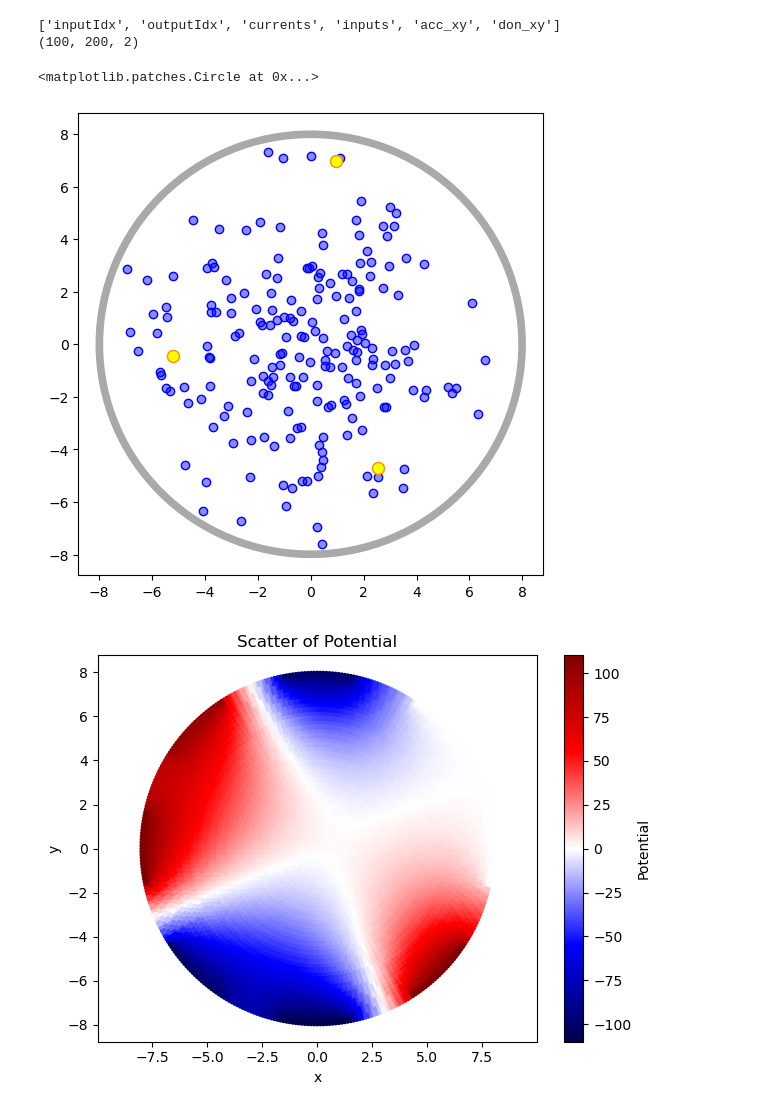
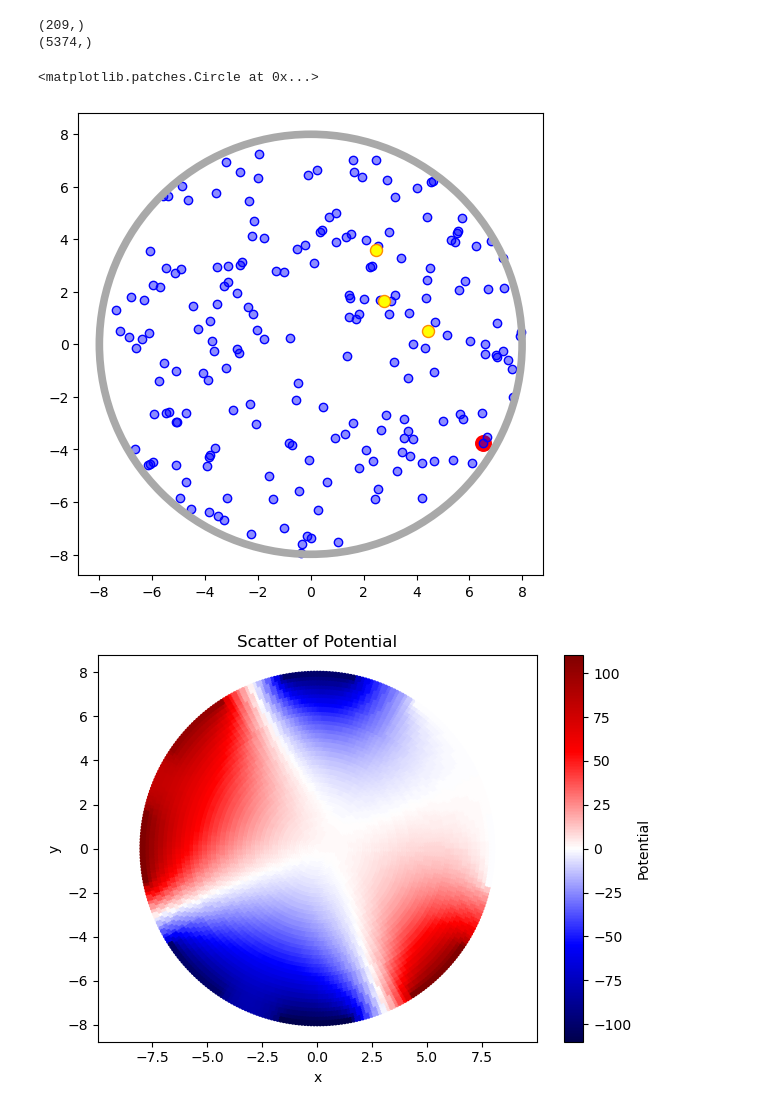
Before and after one commit to jwass1997/kmc_project, a Jupyter notebook: scripts/python_scripts/visualize.ipynb, the cells around one changed output. Drawn from its saved outputs; the diff is of its cells as text; code cells hidden in the pictures.

```diff
--- a/scripts/python_scripts/visualize.ipynb
+++ b/scripts/python_scripts/visualize.ipynb
@@ -7,0 +19,6 @@ from scipy.optimize import curve_fit
+# %%
+data = np.load(f"/gpfs/bwfor/work/ws/hd_gy283-my_data/test_batches/test_batch.npz")
+print(data.files)
+init_energies = data["init_energies"]
+print(data["init_energies"].shape)
+print(init_energies)
@@ -8,29 +43,47 @@ from scipy.optimize import curve_fit
+# %%
+print(data["jagged_lengths"].shape)
+print(data["neighbour_indices"].shape)
+
+jagged_lengths = data["jagged_lengths"]
+neighbour_indices = data["neighbour_indices"]
+
+#print(jagged_lengths)
+#print(f"last_index: {neighbour_indices[-1]}")
+
+#print(data["acc_xy"][0])
+
+neighbours = np.zeros(shape=(208, 208))
+
+"""Convert jagged_arrays back to (n x n)"""
+for k in range(jagged_lengths.shape[0]-1):
+    jagged_length = jagged_lengths[k+1] - jagged_lengths[k]
+    #print(f"jagged_length: {jagged_length}")
+    for idx in neighbour_indices[jagged_lengths[k]:jagged_lengths[k+1]]:
+        #print(idx)
+        neighbours[k][idx] = 1
+# %% [output]
+(209,)
+(5374,)
 # %%
-data = np.load(f"/gpfs/bwfor/work/ws/hd_gy283-my_data/batches_with_dist_param/batch_1e6_dist_param.npz")
-print(data.files)
-#print(data["inputs"][:, 8])
-print(data["acc_xy"].shape)
-
 radius = 150.0
 n_a = 200
 n_d = 3
 R = np.sqrt(np.pi*radius**2 / 200)
 scaled_radius = radius / R
 
 face_color_acc = (0, 0, 1, 0.45)
 edge_color_acc = (0, 0, 1, 1.0)
 
-idx = np.random.randint(low=0, high=100)
+#idx = np.random.randint(low=0, high=100)
 fig, ax = plt.subplots(figsize=(6,6))
-ax.scatter(*data["acc_xy"][idx].T, edgecolor=edge_color_acc, facecolor=face_color_acc, zorder=3)
-ax.scatter(*data["don_xy"][idx].T, s=75, edgecolor="darkorange", facecolor="yellow", zorder=3)
+ax.scatter(*data["acc_xy"].T, edgecolor=edge_color_acc, facecolor=face_color_acc, zorder=3)
+ax.scatter(*data["don_xy"].T, s=75, edgecolor="darkorange", facecolor="yellow", zorder=3)
+ax.scatter(6.510259, -3.75068, c="r", s=125)
 circle = patches.Circle((0,0), radius=scaled_radius + 1e-2, fill=None, edgecolor="darkgray", lw=5.5, zorder=4)
 ax.add_patch(circle)
 # %% [output]
-['inputIdx', 'outputIdx', 'currents', 'inputs', 'acc_xy', 'don_xy']
-(100, 200, 2)
+<matplotlib.patches.Circle at 0x...>
-<matplotlib.patches.Circle at 0x...>
-[figure, old version]
+[figure, new version]
 # %%
 potential = np.loadtxt("../../phi_0.txt")
 x = potential[:, 0]
```
Also changed, not shown: parts of 2 cells of this notebook, 19 other files.
